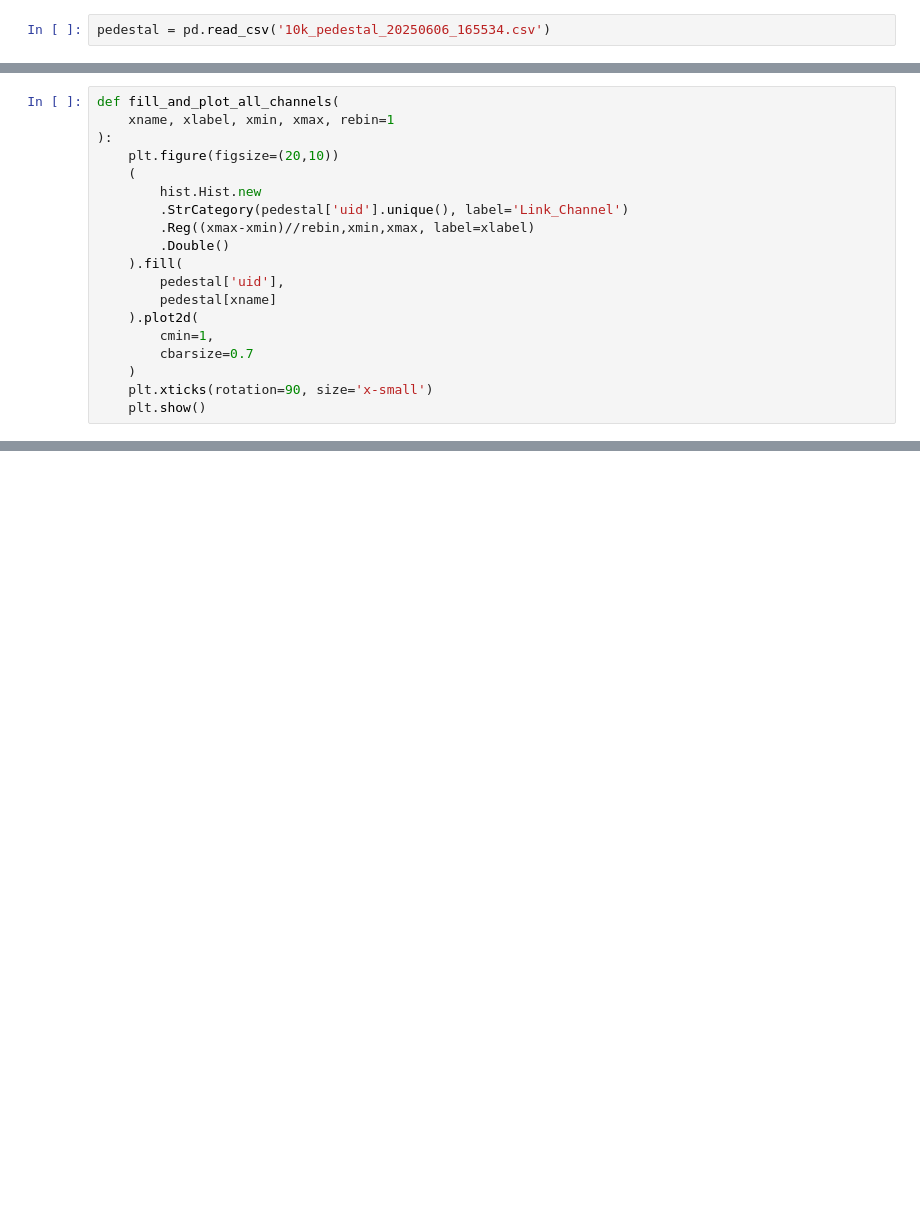
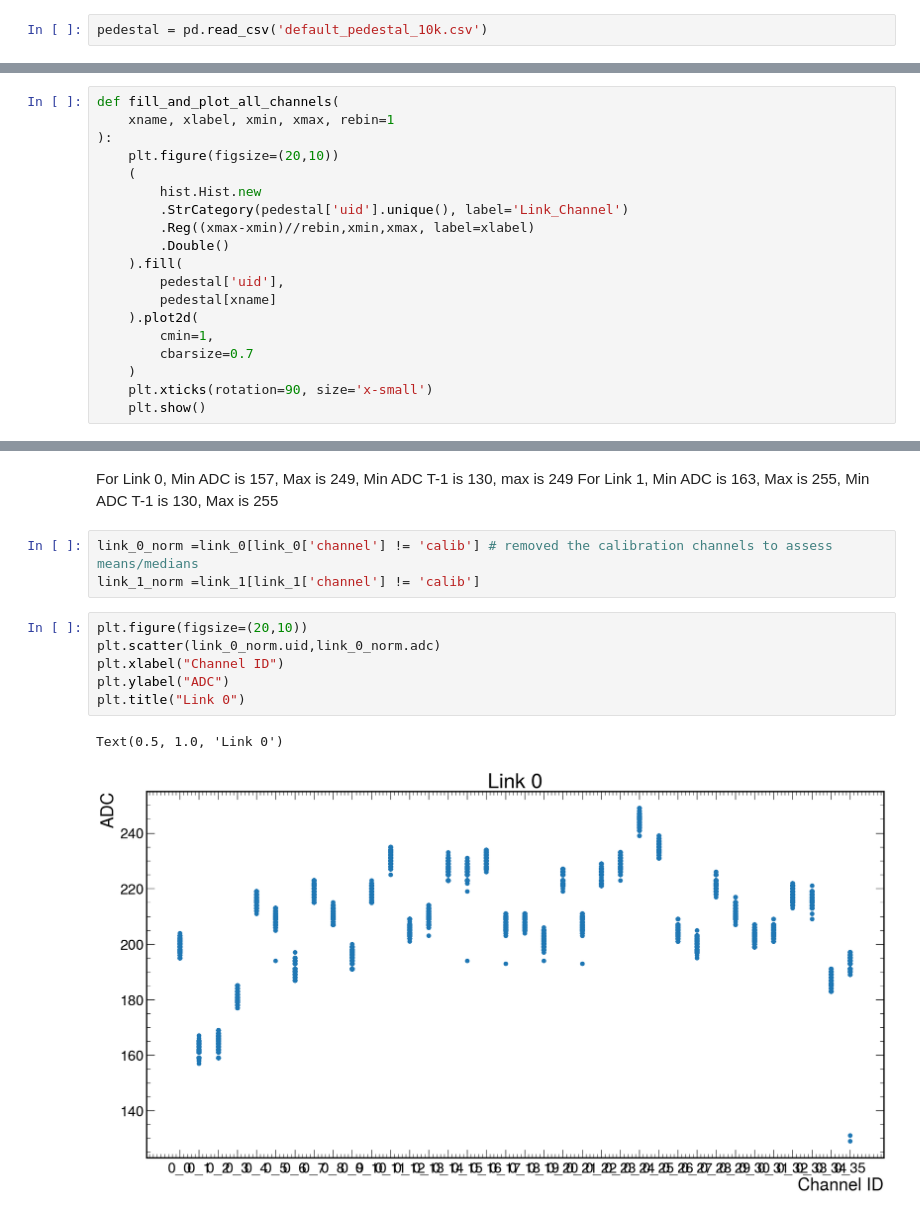
Before and after one commit to rodr1001/my_code, a Jupyter notebook: ldmx/hgcroc/pedestal_data/data/pedestal_ana.ipynb, the cells around one changed output, grey strips where cells are left out. Drawn from its saved outputs; the diff is of its cells as text; blank space fills up the shorter version.

```diff
--- a/ldmx/hgcroc/pedestal_data/data/pedestal_ana.ipynb
+++ b/ldmx/hgcroc/pedestal_data/data/pedestal_ana.ipynb
@@ -15,2 +22,2 @@ os.getcwd()
 # %%
-pedestal = pd.read_csv('10k_pedestal_20250606_165534.csv')
+pedestal = pd.read_csv('default_pedestal_10k.csv')
@@ -281,0 +70,15 @@ plt.axhline(y=link_1_mean, color='r')
+# %% [markdown]
+For Link 0, Min ADC is 157, Max is 249, Min ADC T-1 is 130, max is 249
+For Link 1, Min ADC is 163, Max is 255, Min ADC T-1 is 130, Max is 255
+# %%
+link_0_norm =link_0[link_0['channel'] != 'calib'] # removed the calibration channels to assess means/medians
+link_1_norm =link_1[link_1['channel'] != 'calib']
+# %%
+plt.figure(figsize=(20,10))
+plt.scatter(link_0_norm.uid,link_0_norm.adc)
+plt.xlabel("Channel ID")
+plt.ylabel("ADC")
+plt.title("Link 0")
+# %% [output]
+Text(0.5, 1.0, 'Link 0')
+[figure, added]
```
Also changed, not shown: parts of 76 cells of this notebook, 7 other files.
